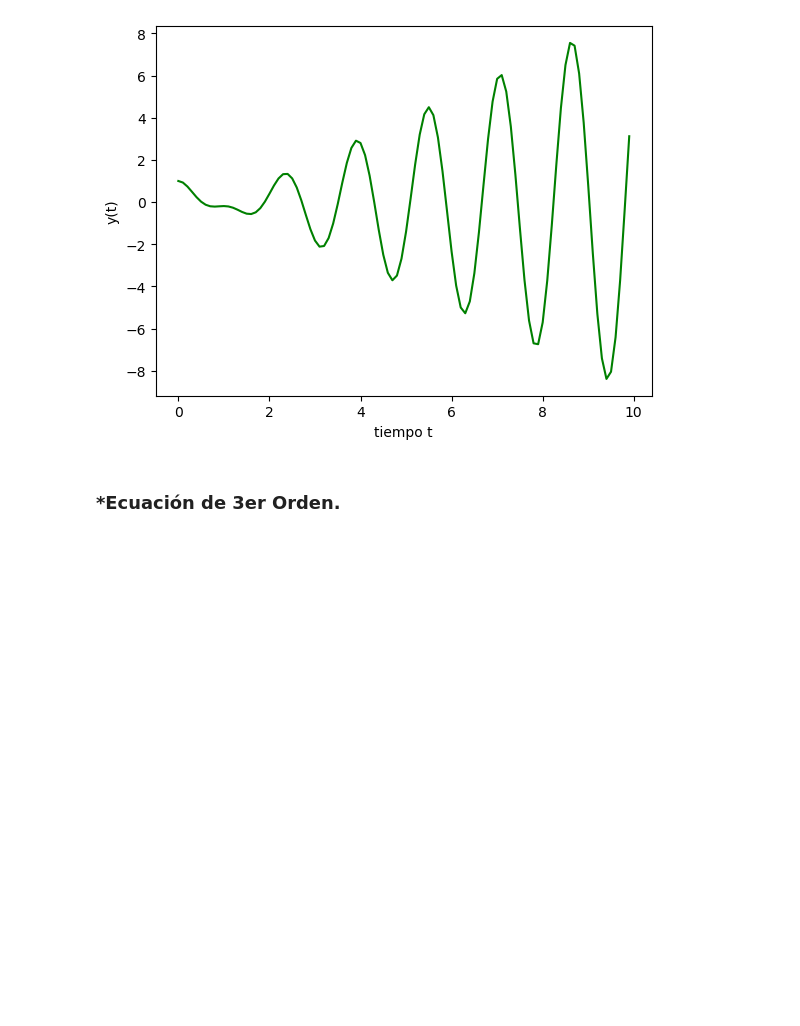
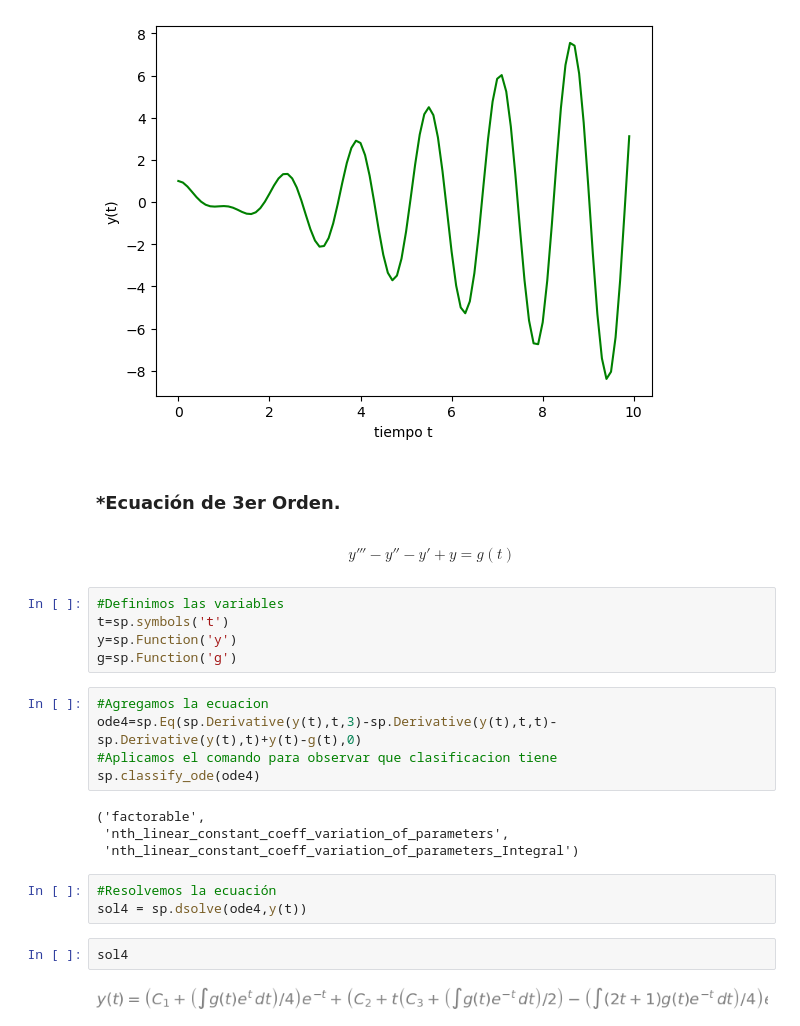
Before and after one commit to JaviMH24/Topicos-de-Ecuaciones-Diferenciales, a Jupyter notebook: Ec_Dif_con_Python.ipynb, the cells around one changed output. Saved outputs shown, nothing was run; the diff lists cells and outputs as text; blank space fills up the shorter version.

```diff
--- a/Ec_Dif_con_Python.ipynb
+++ b/Ec_Dif_con_Python.ipynb
@@ -172,3 +172,26 @@ plt.show()
 [figure]
 # %% [markdown]
 ### *Ecuación de 3er Orden.
+# %% [markdown]
+$$y'''-y''-y'+y=g(t)$$
+# %%
+#Definimos las variables
+t=sp.symbols('t')
+y=sp.Function('y')
+g=sp.Function('g')
+# %%
+#Agregamos la ecuacion
+ode4=sp.Eq(sp.Derivative(y(t),t,3)-sp.Derivative(y(t),t,t)-sp.Derivative(y(t),t)+y(t)-g(t),0)
+#Aplicamos el comando para observar que clasificacion tiene
+sp.classify_ode(ode4)
+# %% [output]
+('factorable',
+ 'nth_linear_constant_coeff_variation_of_parameters',
+ 'nth_linear_constant_coeff_variation_of_parameters_Integral')
+# %%
+#Resolvemos la ecuación
+sol4 = sp.dsolve(ode4,y(t))
+# %%
+sol4
+# %% [output]
+[figure, added]
```
Also changed, not shown: parts of 3 cells of this notebook.
